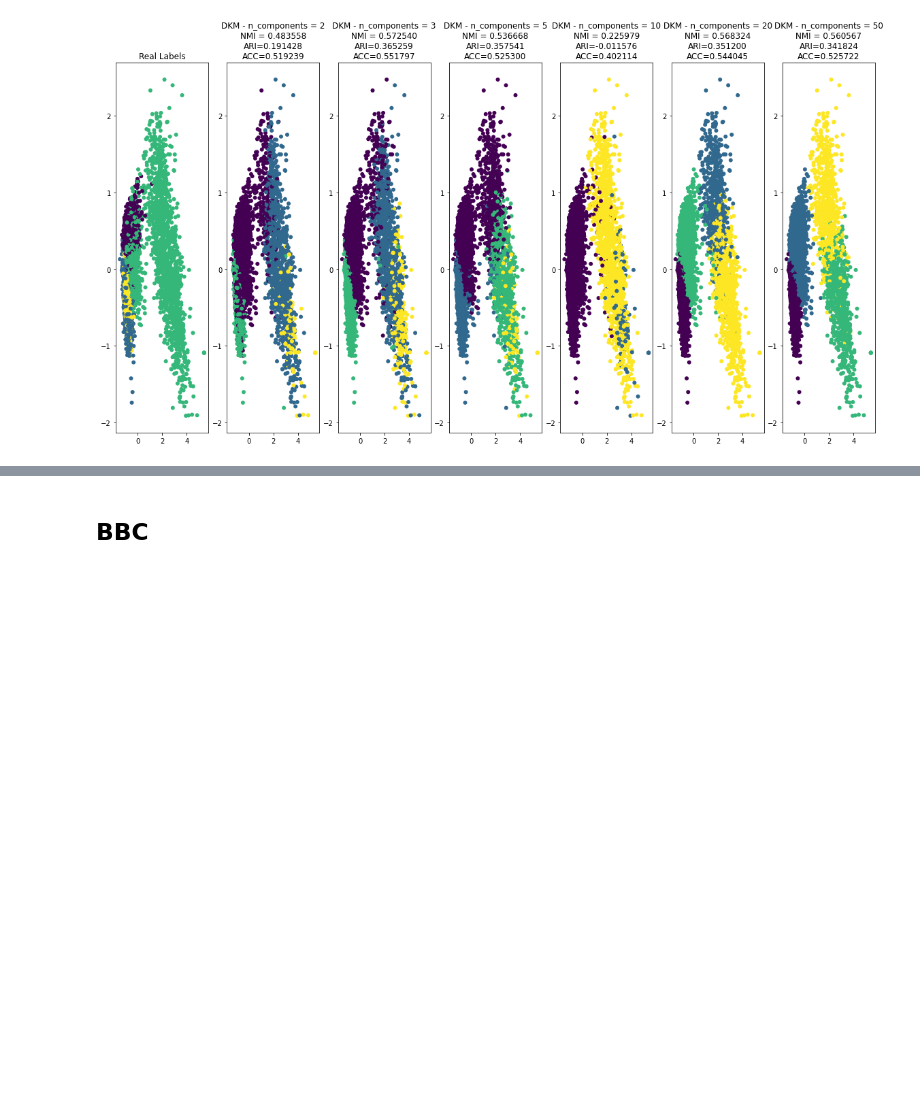
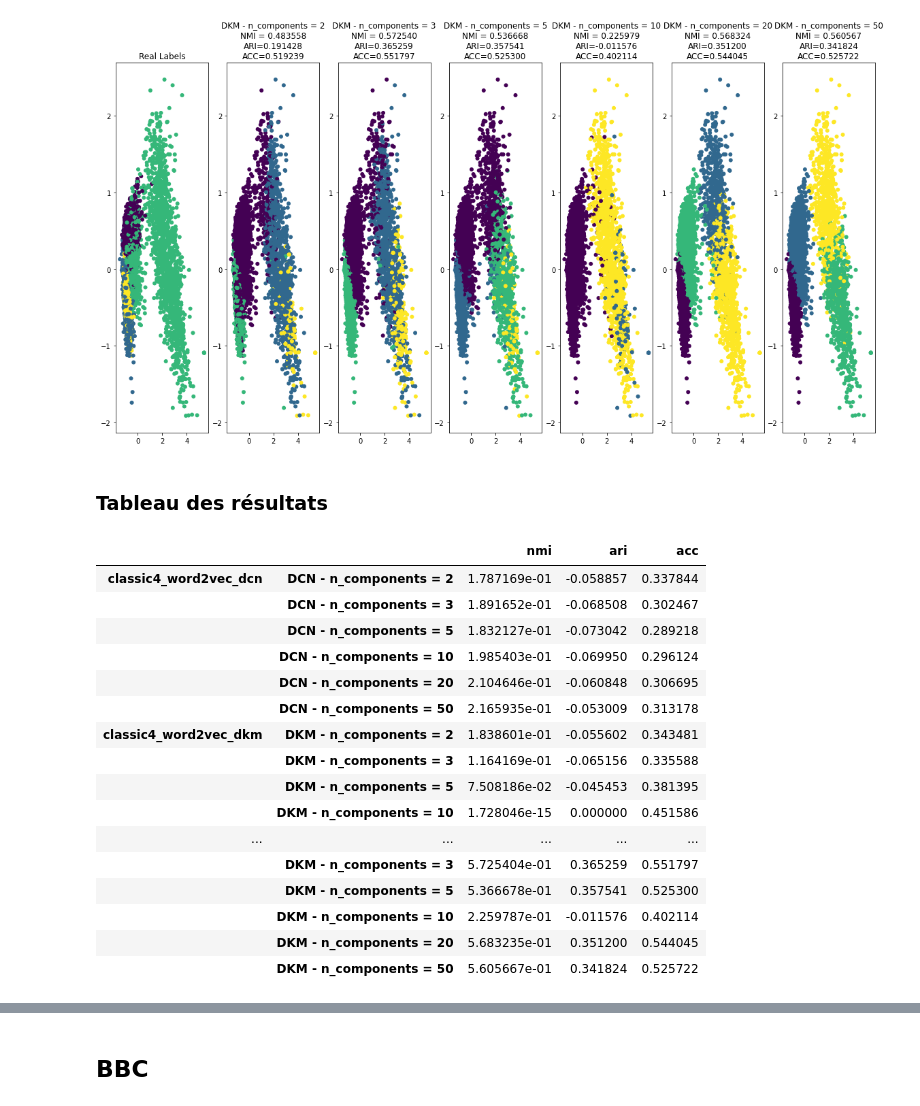
Before and after one commit to skourta/articulus_divisio, a Jupyter notebook: DKM_DCN_tf_py.ipynb, the cells around one changed output, grey strips where cells are left out. Saved outputs shown, nothing was run; the diff lists cells and outputs as text; code cells hidden in the pictures; blank space fills up the shorter version.

```diff
--- a/DKM_DCN_tf_py.ipynb
+++ b/DKM_DCN_tf_py.ipynb
@@ -593,7 +593,7 @@ nmis, aris, accs = eval_clustering_2D(X_reduced, map_labels(labels), DCN_labels,
 [figure]
 # %%
 key = '{}_{}_dcn'.format(dataset, rep)
-resluts[key] = (nmis, aris, accs)
+classic4_resluts[key] = (nmis, aris, accs)
 # %% [markdown]
 #### DKM
 # %%
@@ -625,7 +625,7 @@ nmis, aris, accs = eval_clustering_2D(X_reduced, map_labels(labels), DKM_labels,
 [figure]
 # %%
 key = '{}_{}_dkm'.format(dataset, rep)
-resluts[key] = (nmis, aris, accs)
+classic4_resluts[key] = (nmis, aris, accs)
 # %% [markdown]
 ### GloVe
 # %%
@@ -662,7 +662,7 @@ nmis, aris, accs = eval_clustering_2D(X_reduced, map_labels(labels), DCN_labels,
 [figure]
 # %%
 key = '{}_{}_dcn'.format(dataset, rep)
-resluts[key] = (nmis, aris, accs)
+classic4_resluts[key] = (nmis, aris, accs)
 # %% [markdown]
 #### DKM
 # %%
@@ -694,4 +694,31 @@ nmis, aris, accs = eval_clustering_2D(X_reduced, map_labels(labels), DKM_labels,
 [figure]
 # %%
 key = '{}_{}_dkm'.format(dataset, rep)
-resluts[key] = (nmis, aris, accs)
+classic4_resluts[key] = (nmis, aris, accs)
+# %% [markdown]
+### Tableau des résultats
+# %%
+CLASSIC4_results = {key: {inkey: {'nmi': nmi[inkey],'ari': ari[inkey],'acc': acc[inkey]} for inkey in nmi.keys()}  for key, (nmi, ari, acc) in classic4_resluts.items()}
+classic4_results_dataframe = pd.DataFrame.from_dict({(i,j): CLASSIC4_results[i][j]
+                           for i in CLASSIC4_results.keys()
+                           for j in CLASSIC4_results[i].keys()},
+                       orient='index')
+classic4_results_dataframe
+# %% [output]
+|  |  | nmi | ari | acc |
+| classic4_word2vec_dcn | DCN - n_components = 2 | 1.787169e-01 | -0.058857 | 0.337844 |
+|  | DCN - n_components = 3 | 1.891652e-01 | -0.068508 | 0.302467 |
+|  | DCN - n_components = 5 | 1.832127e-01 | -0.073042 | 0.289218 |
+|  | DCN - n_components = 10 | 1.985403e-01 | -0.069950 | 0.296124 |
+|  | DCN - n_components = 20 | 2.104646e-01 | -0.060848 | 0.306695 |
+|  | DCN - n_components = 50 | 2.165935e-01 | -0.053009 | 0.313178 |
+| classic4_word2vec_dkm | DKM - n_components = 2 | 1.838601e-01 | -0.055602 | 0.343481 |
+|  | DKM - n_components = 3 | 1.164169e-01 | -0.065156 | 0.335588 |
+|  | DKM - n_components = 5 | 7.508186e-02 | -0.045453 | 0.381395 |
+|  | DKM - n_components = 10 | 1.728046e-15 | 0.000000 | 0.451586 |
+| ... | ... | ... | ... | ... |
+|  | DKM - n_components = 3 | 5.725404e-01 | 0.365259 | 0.551797 |
+|  | DKM - n_components = 5 | 5.366678e-01 | 0.357541 | 0.525300 |
+|  | DKM - n_components = 10 | 2.259787e-01 | -0.011576 | 0.402114 |
+|  | DKM - n_components = 20 | 5.683235e-01 | 0.351200 | 0.544045 |
+|  | DKM - n_components = 50 | 5.605667e-01 | 0.341824 | 0.525722 |
```
Also changed, not shown: parts of 36 cells of this notebook.
